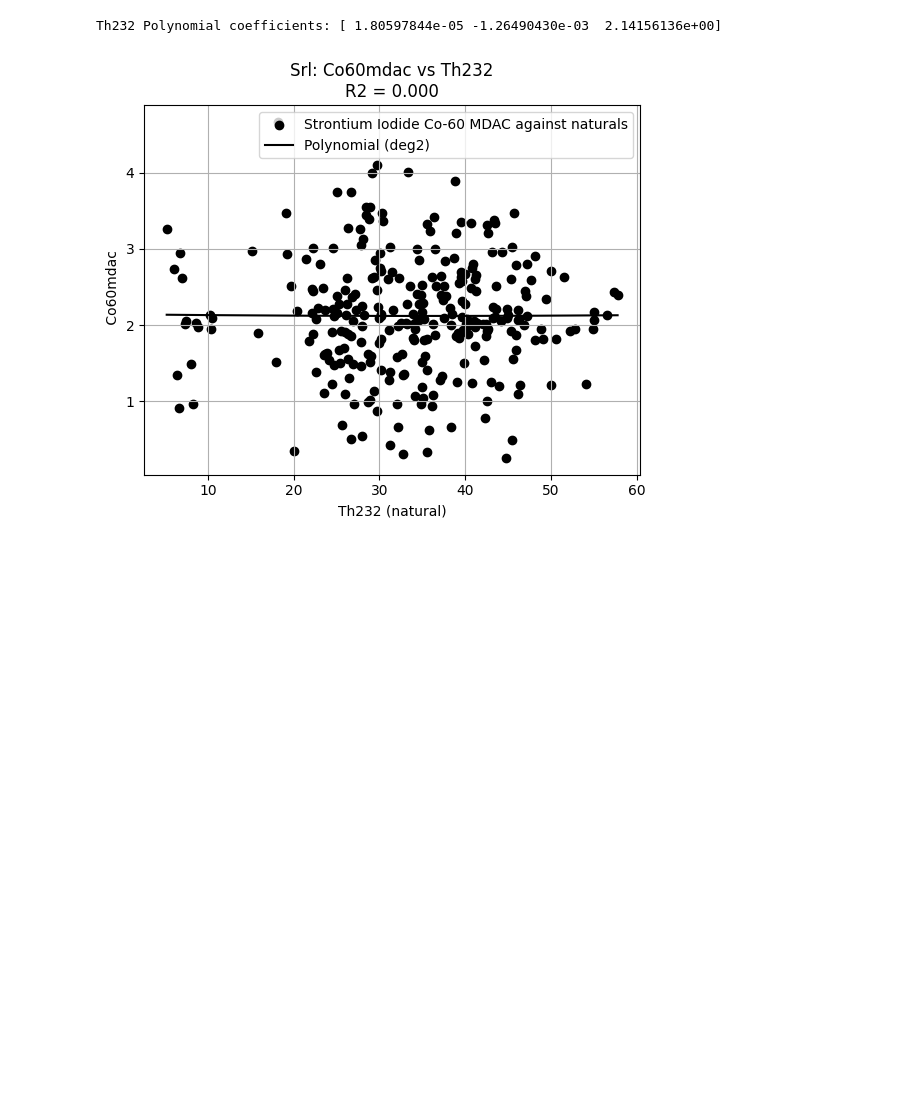
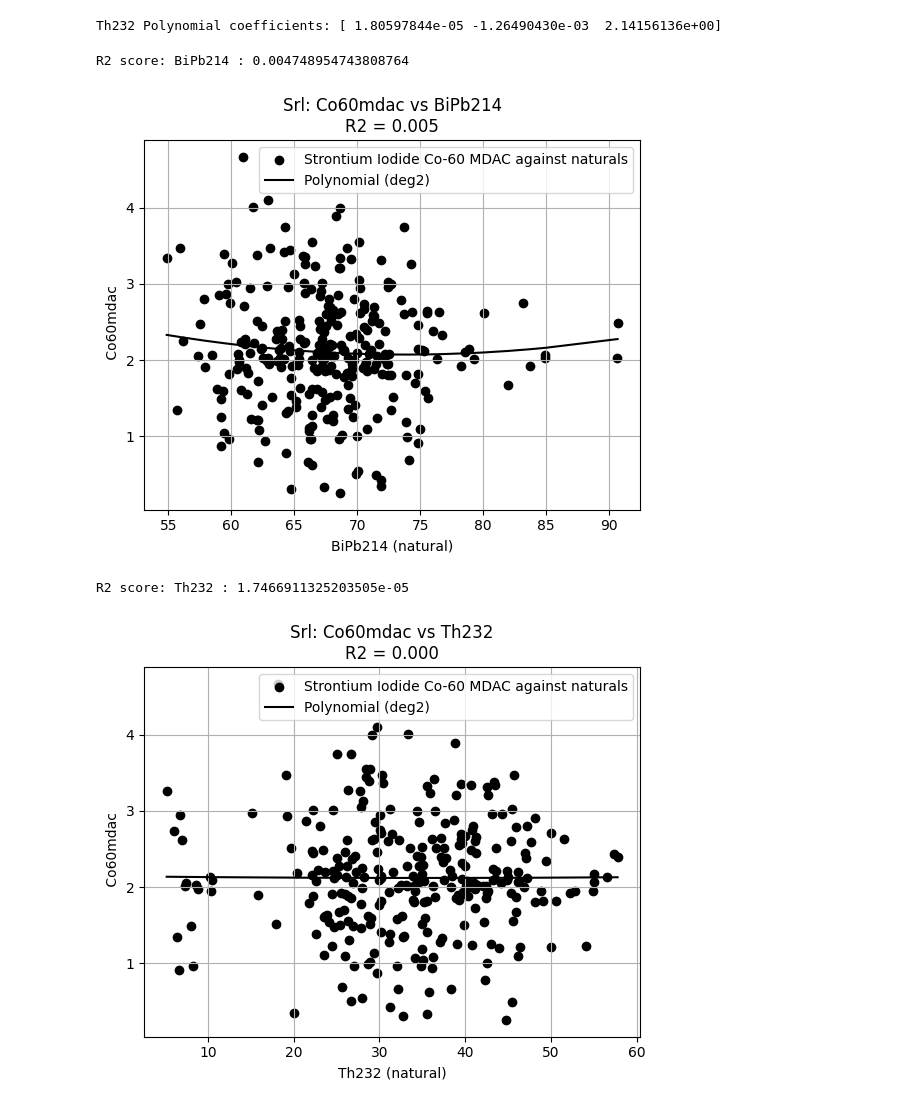
Before and after one commit to ericofosu/First-github, a Jupyter notebook: Co60mdac.ipynb, the cells around one changed output. Saved outputs shown, nothing was run; the diff lists cells and outputs as text; code cells hidden in the pictures; blank space fills up the shorter version.

Commit message:
Co60mdac

```diff
--- a/Co60mdac.ipynb
+++ b/Co60mdac.ipynb
@@ -363,13 +363,24 @@ print(f"{nat} Polynomial coefficients:", coeffs, "\n")
 # %% [output]
 Th232 Polynomial coefficients: [ 1.80597844e-05 -1.26490430e-03  2.14156136e+00]
 # %%
-plt.scatter(x, y, color='black', label='Strontium Iodide Co-60 MDAC against naturals')
-plt.plot(np.sort(x), poly(np.sort(x)), color='black', label=f'Polynomial (deg{degree})')
-plt.xlabel(f'{nat} (natural)')
-plt.ylabel(' Co60mdac')
-plt.title(f'Srl: Co60mdac vs {nat}\nR2 = {r2:.3f}')
-plt.grid(True)
-plt.legend()
-plt.show()
+for nat in naturals:
+  x = srl[nat]
+  y = srl[' Co60mdac']
+  coeffs = np.polyfit(x, y, degree)
+  poly = np.poly1d(coeffs)
+  yred = poly(x)
+  r2 = 1 -np.sum((y - yred)**2)/np.sum((y - np.mean(y))**2)
+  print("R2 score:", nat, ":" , r2)
+  plt.scatter(x, y, color='black', label='Strontium Iodide Co-60 MDAC against naturals')
+  plt.plot(np.sort(x), poly(np.sort(x)), color='black', label=f'Polynomial (deg{degree})')
+  plt.xlabel(f'{nat} (natural)')
+  plt.ylabel(' Co60mdac')
+  plt.title(f'Srl: Co60mdac vs {nat}\nR2 = {r2:.3f}')
+  plt.grid(True)
+  plt.legend()
+  plt.show()
 # %% [output]
+R2 score: BiPb214 : 0.004748954743808764
-[figure, old version]
+[figure, new version]
+R2 score: Th232 : 1.7466911325203505e-05
+[figure, added]
```
Also changed, not shown: parts of 6 cells of this notebook.
